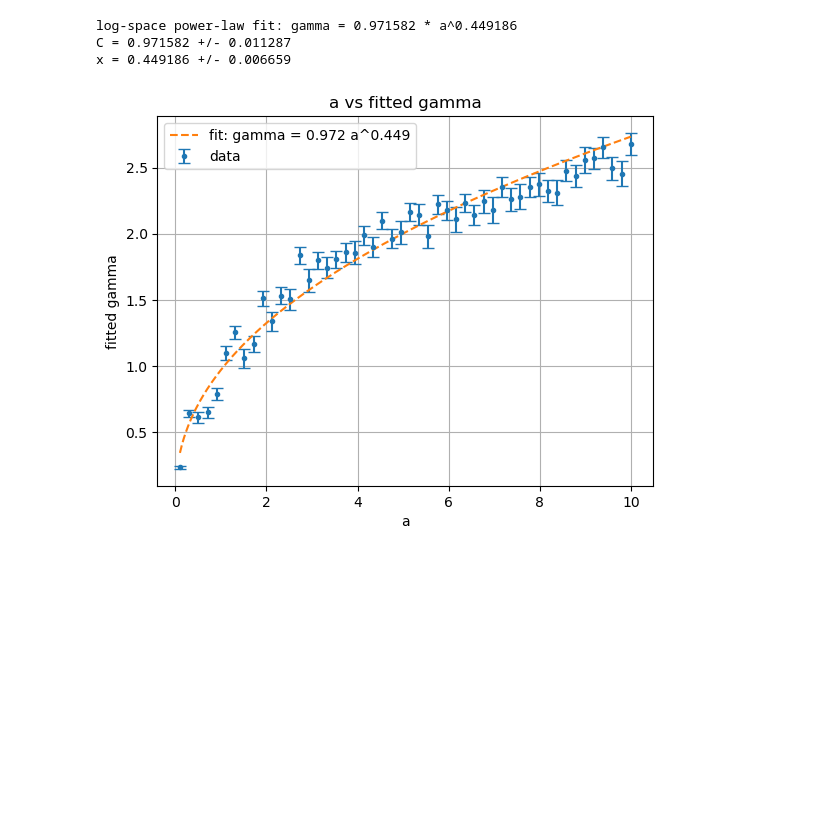
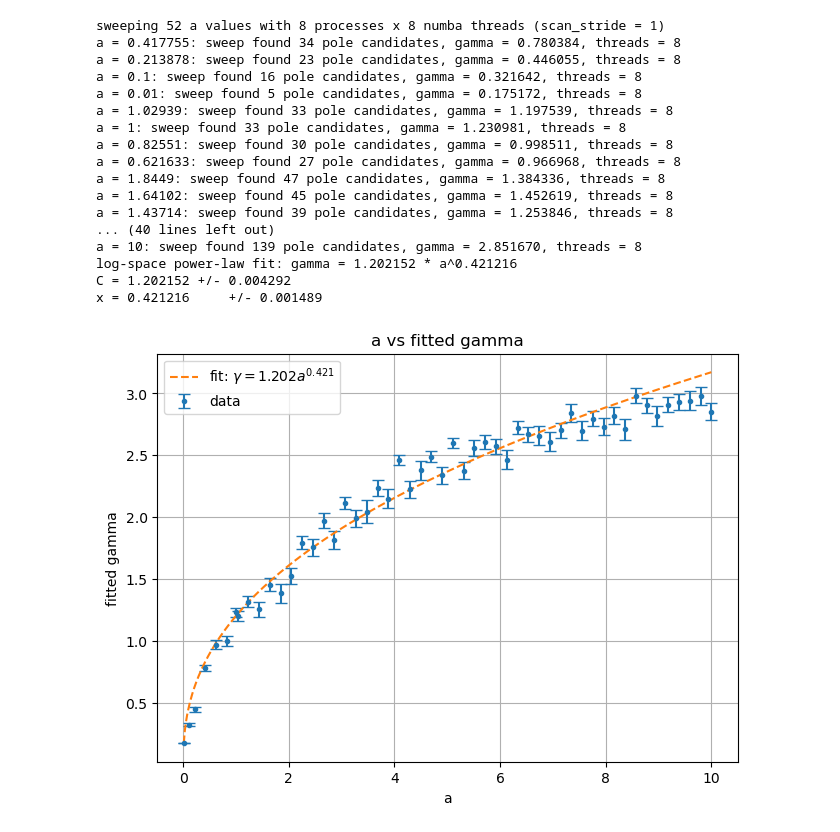
Before and after one commit to yygarypeng/thermalization-black-hole-model-with-inverted-harmonic-potential, a Jupyter notebook: greens_func.ipynb, the cells around one changed output. Saved outputs shown, nothing was run; the diff lists cells and outputs as text; code cells hidden in the pictures; blank space fills up the shorter version.

```diff
--- a/greens_func.ipynb
+++ b/greens_func.ipynb
@@ -453,28 +359,45 @@ gamma = 2.767641 +/- 0.067101
 # %%
 # sweep a and fit gamma = C * a^x
-scan_w0_arr = w0_arr[::scan_stride]
-gamma_values, gamma_errors = sweep_gamma_vs_a(
-    a_values,
-    scan_w0_arr,
-    pole_config,
-    eps,
-    m,
-    n_step,
-    denom_floor,
-    g_abs_max,
+print(
+    f'sweeping {len(a_values)} a values with '
+    f'{sweep_n_jobs} processes x {sweep_num_threads_per_job} numba threads '
+    f'(scan_stride = {scan_stride})'
 )
+gamma_values, gamma_errors = sweep_gamma_vs_a(a_values)
 C, C_err, x, x_err, fit_a, fit_gamma = fit_power_law(a_values, gamma_values, gamma_errors)
 
 if np.isfinite(C) and np.isfinite(x):
     print(f'log-space power-law fit: gamma = {C:.6f} * a^{x:.6f}')
     print(f'C = {C:.6f} +/- {C_err:.6f}')
-    print(f'x = {x:.6f} +/- {x_err:.6f}')
+    print(f'x = {x:.6f}     +/- {x_err:.6f}')
 else:
     print('not enough valid gamma values for power-law fit')
 
-plot_a_gamma_fit(a_values, gamma_values, gamma_errors, C, x, fit_a)
+plot_a_gamma_fit(
+    a_values,
+    gamma_values,
+    gamma_errors,
+    C,
+    x,
+    fit_a,
+    save_path=figure_dir / 'gamma_vs_a_power_law_fit.pdf',
+)
 # %% [output]
-log-space power-law fit: gamma = 0.971582 * a^0.449186
-C = 0.971582 +/- 0.011287
-x = 0.449186 +/- 0.006659
+sweeping 52 a values with 8 processes x 8 numba threads (scan_stride = 1)
+a = 0.417755: sweep found 34 pole candidates, gamma = 0.780384, threads = 8
+a = 0.213878: sweep found 23 pole candidates, gamma = 0.446055, threads = 8
+a = 0.1: sweep found 16 pole candidates, gamma = 0.321642, threads = 8
+a = 0.01: sweep found 5 pole candidates, gamma = 0.175172, threads = 8
+a = 1.02939: sweep found 33 pole candidates, gamma = 1.197539, threads = 8
+a = 1: sweep found 33 pole candidates, gamma = 1.230981, threads = 8
+a = 0.82551: sweep found 30 pole candidates, gamma = 0.998511, threads = 8
+a = 0.621633: sweep found 27 pole candidates, gamma = 0.966968, threads = 8
+a = 1.8449: sweep found 47 pole candidates, gamma = 1.384336, threads = 8
+a = 1.64102: sweep found 45 pole candidates, gamma = 1.452619, threads = 8
+a = 1.43714: sweep found 39 pole candidates, gamma = 1.253846, threads = 8
+... (40 lines left out)
+a = 10: sweep found 139 pole candidates, gamma = 2.851670, threads = 8
+log-space power-law fit: gamma = 1.202152 * a^0.421216
+C = 1.202152 +/- 0.004292
+x = 0.421216     +/- 0.001489
-[figure, old version]
+[figure, new version]
```
Also changed, not shown: parts of 11 cells of this notebook, 18 other files.
